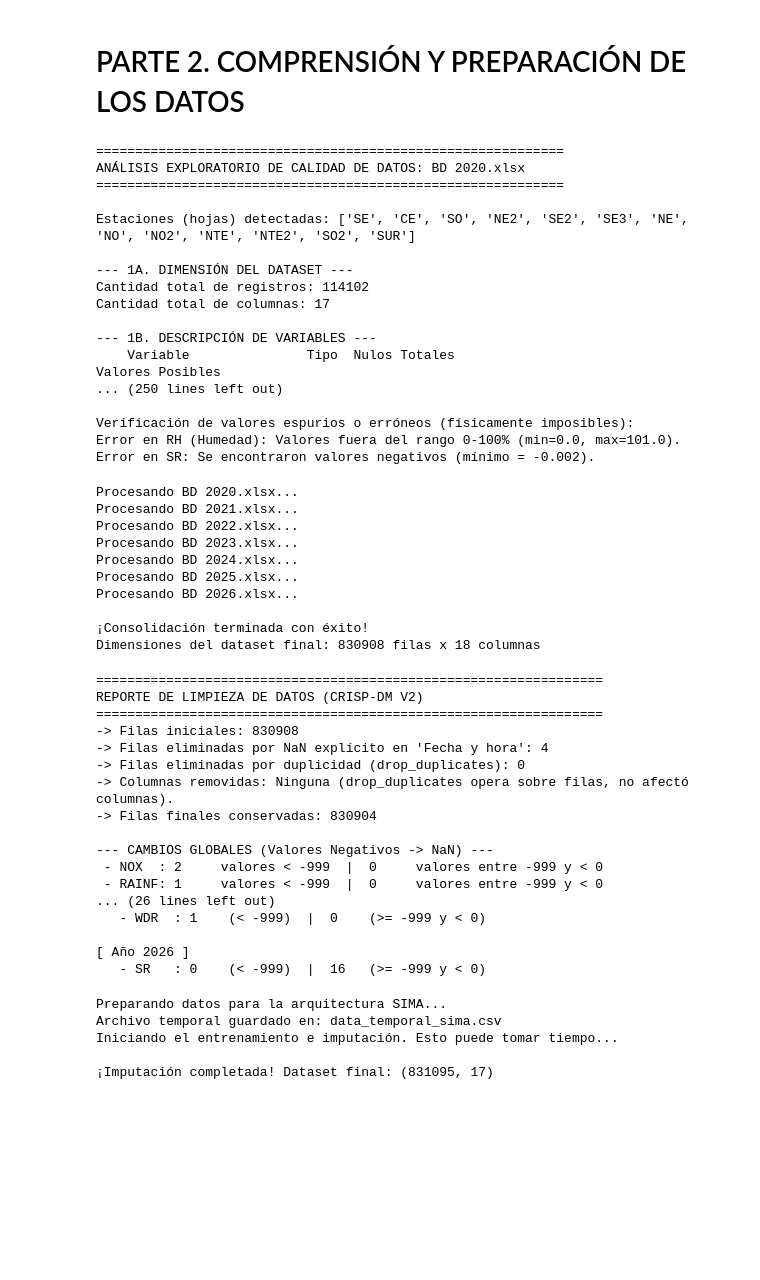
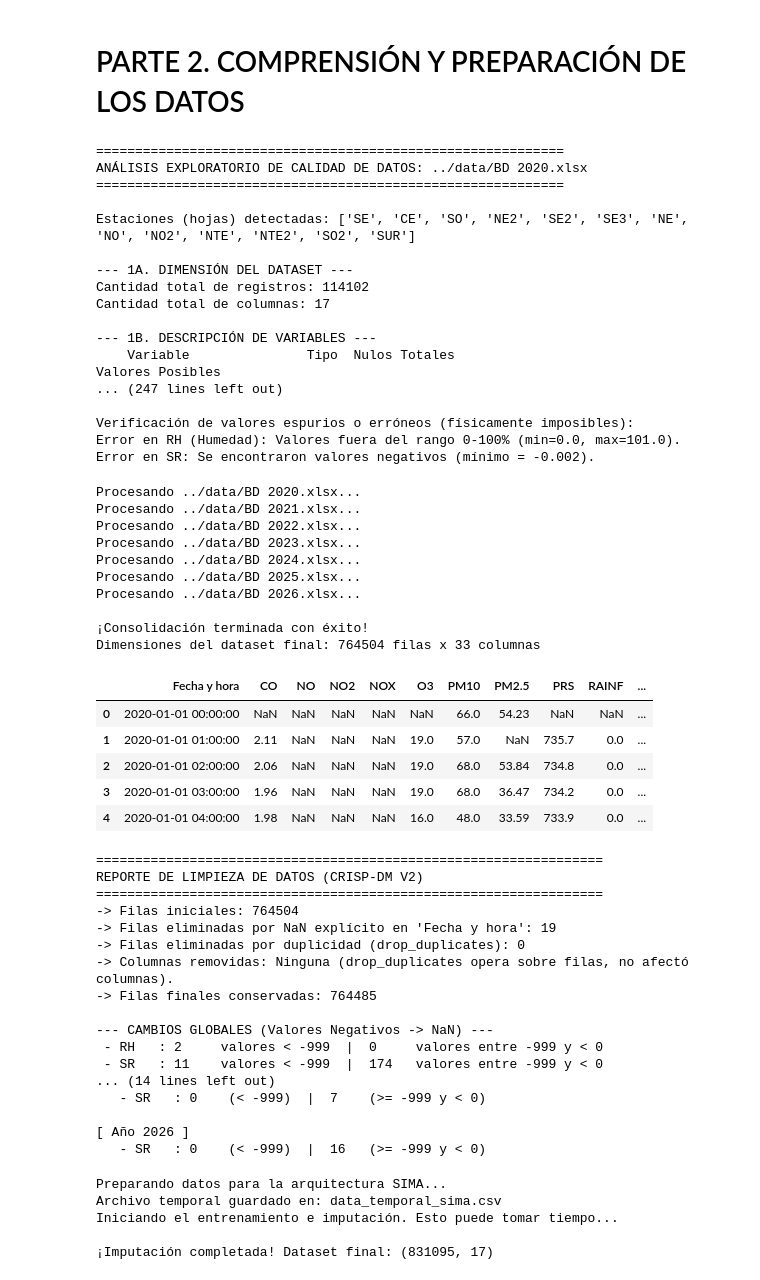
Before and after one commit to RicardoSalgadoB/MultiReto, a Jupyter notebook: notebooks/Etapa1.ipynb, the cells around one changed output. Saved outputs shown, nothing was run; the diff lists cells and outputs as text; code cells hidden in the pictures; blank space fills up the shorter version.

```diff
--- a/notebooks/Etapa1.ipynb
+++ b/notebooks/Etapa1.ipynb
@@ -123,10 +123,10 @@ def analizar_comprension_datos(file_path):
 years = [2020, 2021, 2022, 2023, 2024, 2025, 2026]
 
 for year in years:
-    analizar_comprension_datos(f'BD {year}.xlsx')
+    analizar_comprension_datos(f'../data/BD {year}.xlsx')
 # %% [output]
 ============================================================
-ANÁLISIS EXPLORATORIO DE CALIDAD DE DATOS: BD 2020.xlsx
+ANÁLISIS EXPLORATORIO DE CALIDAD DE DATOS: ../data/BD 2020.xlsx
 ============================================================
 
 Estaciones (hojas) detectadas: ['SE', 'CE', 'SO', 'NE2', 'SE2', 'SE3', 'NE', 'NO', 'NO2', 'NTE', 'NTE2', 'SO2', 'SUR']
@@ -137,7 +137,7 @@ Cantidad total de columnas: 17
 
 --- 1B. DESCRIPCIÓN DE VARIABLES ---
     Variable               Tipo  Nulos Totales                                    Valores Posibles
-... (250 lines left out)
+... (247 lines left out)
 
 Verificación de valores espurios o erróneos (físicamente imposibles):
 Error en RH (Humedad): Valores fuera del rango 0-100% (min=0.0, max=101.0).
@@ -149,7 +149,7 @@ def consolidar_archivos_bd():
     dataframes_completos = []
 
     for año in años:
-        nombre_archivo = f'BD {año}.xlsx'
+        nombre_archivo = f'../data/BD {año}.xlsx'
 
         # Verificamos si el archivo existe
         if os.path.exists(nombre_archivo):
@@ -184,16 +184,25 @@ def consolidar_archivos_bd():
 # Ejecución:
 df_historico = consolidar_archivos_bd()
 # %% [output]
-Procesando BD 2020.xlsx...
-Procesando BD 2021.xlsx...
-Procesando BD 2022.xlsx...
-Procesando BD 2023.xlsx...
-Procesando BD 2024.xlsx...
-Procesando BD 2025.xlsx...
-Procesando BD 2026.xlsx...
+Procesando ../data/BD 2020.xlsx...
+Procesando ../data/BD 2021.xlsx...
+Procesando ../data/BD 2022.xlsx...
+Procesando ../data/BD 2023.xlsx...
+Procesando ../data/BD 2024.xlsx...
+Procesando ../data/BD 2025.xlsx...
+Procesando ../data/BD 2026.xlsx...
 
 ¡Consolidación terminada con éxito!
-Dimensiones del dataset final: 830908 filas x 18 columnas
+Dimensiones del dataset final: 764504 filas x 33 columnas
+# %%
+df_historico.head()
+# %% [output]
+|  | Fecha y hora | CO | NO | NO2 | NOX | O3 | PM10 | PM2.5 | PRS | RAINF | ... |
+| 0 | 2020-01-01 00:00:00 | NaN | NaN | NaN | NaN | NaN | 66.0 | 54.23 | NaN | NaN | ... |
+| 1 | 2020-01-01 01:00:00 | 2.11 | NaN | NaN | NaN | 19.0 | 57.0 | NaN | 735.7 | 0.0 | ... |
+| 2 | 2020-01-01 02:00:00 | 2.06 | NaN | NaN | NaN | 19.0 | 68.0 | 53.84 | 734.8 | 0.0 | ... |
+| 3 | 2020-01-01 03:00:00 | 1.96 | NaN | NaN | NaN | 19.0 | 68.0 | 36.47 | 734.2 | 0.0 | ... |
+| 4 | 2020-01-01 04:00:00 | 1.98 | NaN | NaN | NaN | 16.0 | 48.0 | 33.59 | 733.9 | 0.0 | ... |
 # %%
 def limpiar_y_resumir_datos_v2(df, col_fecha='Fecha y hora'):
     df_clean = df.copy()
@@ -296,17 +305,17 @@ df_final = limpiar_y_resumir_datos_v2(df_historico)
 =================================================================
 REPORTE DE LIMPIEZA DE DATOS (CRISP-DM V2)
 =================================================================
--> Filas iniciales: 830908
--> Filas eliminadas por NaN explícito en 'Fecha y hora': 4
+-> Filas iniciales: 764504
+-> Filas eliminadas por NaN explícito en 'Fecha y hora': 19
 -> Filas eliminadas por duplicidad (drop_duplicates): 0
 -> Columnas removidas: Ninguna (drop_duplicates opera sobre filas, no afectó columnas).
--> Filas finales conservadas: 830904
+-> Filas finales conservadas: 764485
 
 --- CAMBIOS GLOBALES (Valores Negativos -> NaN) ---
- - NOX  : 2     valores < -999  |  0     valores entre -999 y < 0
- - RAINF: 1     valores < -999  |  0     valores entre -999 y < 0
-... (26 lines left out)
-   - WDR  : 1    (< -999)  |  0    (>= -999 y < 0)
+ - RH   : 2     valores < -999  |  0     valores entre -999 y < 0
+ - SR   : 11    valores < -999  |  174   valores entre -999 y < 0
+... (14 lines left out)
+   - SR   : 0    (< -999)  |  7    (>= -999 y < 0)
 
 [ Año 2026 ]
    - SR   : 0    (< -999)  |  16   (>= -999 y < 0)
```
Also changed, not shown: parts of 3 cells of this notebook, 4 other files.
